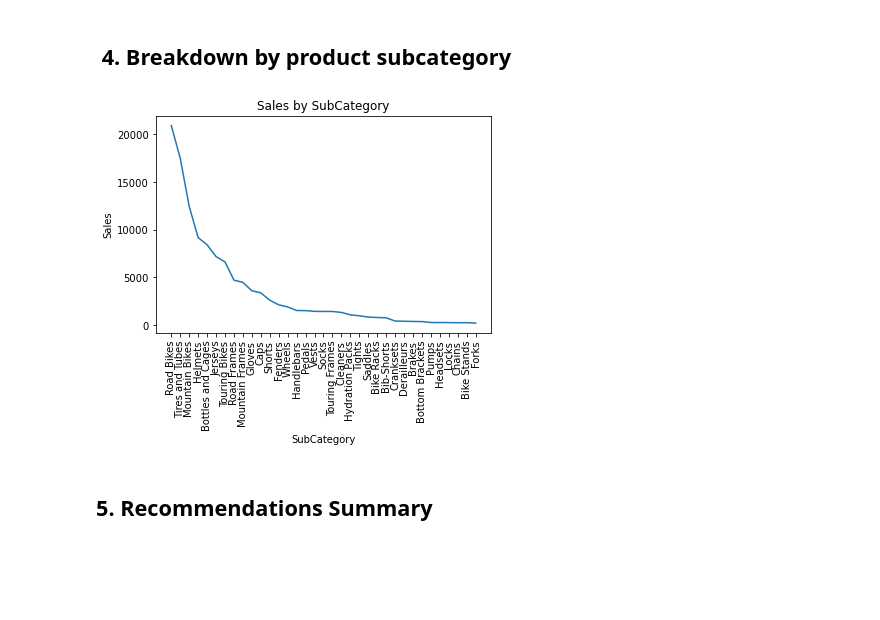
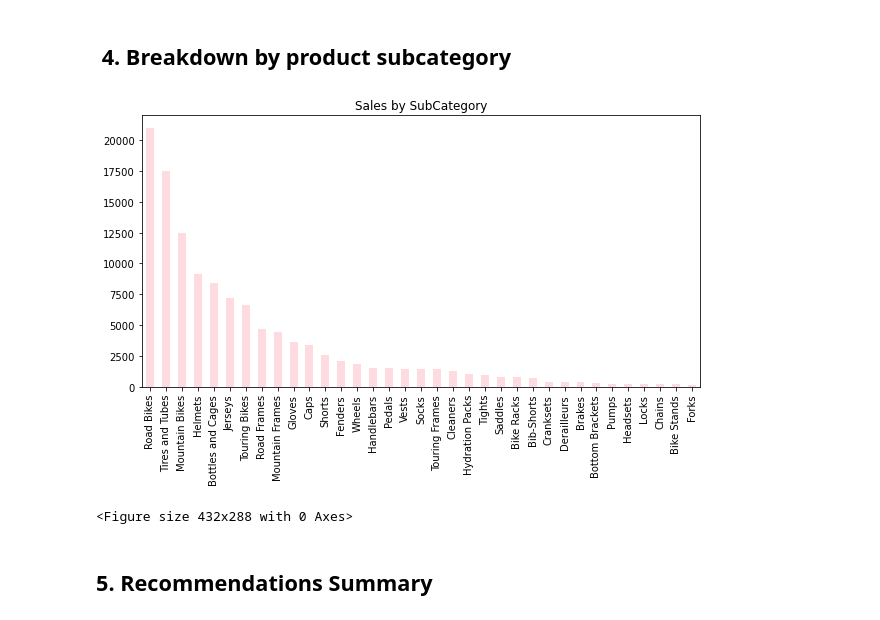
Before and after one commit to gw-sc/Sales-Analysis, a Jupyter notebook: Project.ipynb, the cells around one changed output. Cells and saved outputs as stored; diff of their text form; code cells hidden in the pictures; blank space fills up the shorter version.

```diff
--- a/Project.ipynb
+++ b/Project.ipynb
@@ -136,8 +178,8 @@ plt.savefig("./Images/Sales_by_SubCategory.png")
 ## 2. Profitability year on year
 # %%
-df = pd.DataFrame(columns=['Date'])
+# df = pd.DataFrame(columns=['Date'])
 
-df["Date"] =pd.to_datetime(df["Date"])  # add this line before plotting
+# df["Date"] = pd.to_datetime(df["Date"])  # add this line before plotting
 
-plt.hist(df["Date"])
-plt.show()
+# plt.hist(df["Date"])
+# plt.show()
@@ -156,15 +192,18 @@ plt.plot(x_value, y_value)
 ## 3. Profitability this year against last year's figures
 # %% [markdown]
 ##  4. Breakdown by product subcategory
-# %%
-subcat_sales = df['SubCategory'].value_counts()
-plt.plot(subcat_sales)
-
-# plt.plot(x_value, y_value)
-plt.title("Sales by SubCategory")
-plt.xlabel("SubCategory")
-plt.ylabel("Sales")
-plt.xticks(rotation = 90)
-plt.show()
-# %% [output]
-[figure, removed]
+# %%
+subcategory_sales = df["SubCategory"].value_counts()
+# pink = ["#FDDBE1", "#FDBAC4", "#FC98A3", "#FB6A7A"]
+
+subcategory_sales.plot(
+    kind = "bar",
+    color = '#FDDBE1',
+    figsize = (10, 5),
+    title = "Sales by SubCategory"
+)
+plt.show()
+plt.savefig("./Images/Sales_by_SubCategory.png")
+# %% [output]
+[figure, added]
+<Figure size 432x288 with 0 Axes>
```
Also changed, not shown: parts of 11 cells of this notebook, 4 other files.
